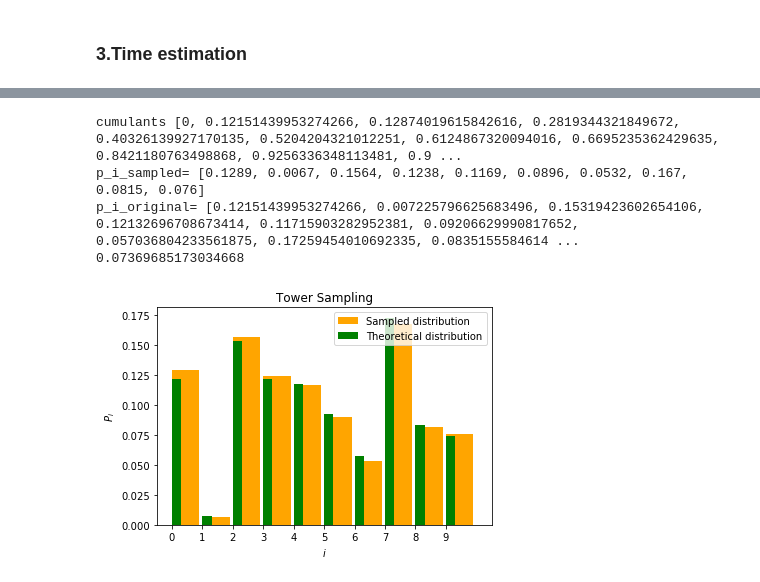
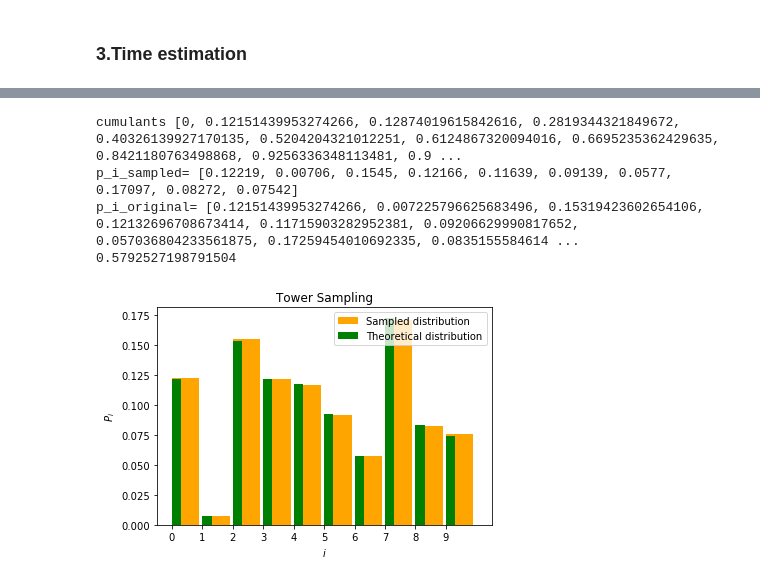
Before and after one commit to anasku/Comp_tools, a Jupyter notebook: Untitled4.ipynb, the cells around one changed output, grey strips where cells are left out. Drawn from its saved outputs; the diff is of its cells as text; code cells hidden in the pictures.

```diff
--- a/Untitled4.ipynb
+++ b/Untitled4.ipynb
@@ -15,10 +15,13 @@ import random
 import numpy as np
 import matplotlib.pyplot as plt
 import time
+import math
+from math import log
+from math import exp
 
 startTime = time.time()
-n_i=4
-s=np.random.uniform(0,1,n_i)
+n_items=4
+s=np.random.uniform(0,1,n_items)
 z=sum(s)
 proba=[]
 f=0
@@ -136,8 +139,9 @@ p_i_original= [0.038557672150510834, 0.20106131216511489, 0.14665504706367916, 0
 ### 3.Time estimation
 # %%
 n_items=10
-n_points=10000
-startTime = time.time()
+n_points=100000
+
+
 def accept(n_runs,n_item):
     np.random.seed(2)
     s=np.random.uniform(0,1,n_item)
@@ -169,8 +173,7 @@ def accept(n_runs,n_item):
         p=0#here I calculate the proba_sampled
     return {'accept_gen':array,'theor_proba':rand_proba,'accept_proba':sampl_proba}
 
-elapsedTime= time.time()-startTime
-print("time:",elapsedTime)
+
 print("sampled_proba=",accept(n_points,n_items)['accept_proba'])
 print("theoretical_proba=",accept(n_points,n_items)['theor_proba'])
 
@@ -195,6 +198,4 @@ theoretical_proba= [0.12151439953274266, 0.0072257966256834959, 0.15319423602654
 # %%
-
-startTime = time.time()
 def tower_function(n_runs,n_item):
     np.random.seed(2)
     s=np.random.uniform(0,1,n_item)
@@ -227,36 +228,35 @@ def tower_function(n_runs,n_item):
         g=0
     sampl_tower=[]
     p=0
     for m in range(n_item):
         p=tower.count(m)/n_runs
         sampl_tower.append(p)
         p=0
     return {'tower_gen':tower,'sampl_tower':sampl_tower,'rand_theor':rand_proba,'cum':cum}
 
-print('cumulants',tower_function(n_points,n_items)['cum'])
+#print('cumulants',tower_function(n_points,n_items)['cum'])
 print("p_i_sampled=",tower_function(n_points,n_items)['sampl_tower'])
 print("p_i_original=",tower_function(n_points,n_items)['rand_theor'])
-elapsedTime= time.time()-startTime
-print(elapsedTime)
+
 
 plt.hist(tower_function(n_points,n_items)['tower_gen'],normed=True,
          bins=list(range(0,n_items+1)),width=0.9,color='orange',label="Sampled distribution")
 
 objects=[]
 objects = list(range(0,n_items))
 y_pos = np.arange(len(objects))
 plt.bar(y_pos, tower_function(n_points,n_items)['rand_theor'],align='edge',
         color='green',alpha=1,width=0.3,label="Theoretical distribution")
 plt.xticks(y_pos, objects)
 plt.xlabel('$i$')
 plt.ylabel('$P_i$')
 plt.title('Tower Sampling')
 plt.legend()
 
 plt.show()
 # %% [output]
 cumulants [0, 0.12151439953274266, 0.12874019615842616, 0.2819344321849672, 0.40326139927170135, 0.5204204321012251, 0.6124867320094016, 0.6695235362429635, 0.8421180763498868, 0.9256336348113481, 0.9 ...
-p_i_sampled= [0.1289, 0.0067, 0.1564, 0.1238, 0.1169, 0.0896, 0.0532, 0.167, 0.0815, 0.076]
+p_i_sampled= [0.12219, 0.00706, 0.1545, 0.12166, 0.11639, 0.09139, 0.0577, 0.17097, 0.08272, 0.07542]
 p_i_original= [0.12151439953274266, 0.007225796625683496, 0.15319423602654106, 0.12132696708673414, 0.11715903282952381, 0.09206629990817652, 0.057036804233561875, 0.17259454010692335, 0.0835155584614 ...
-0.07369685173034668
+0.5792527198791504
-[figure, old version]
+[figure, new version]
```
Also changed, not shown: parts of 12 cells of this notebook.
